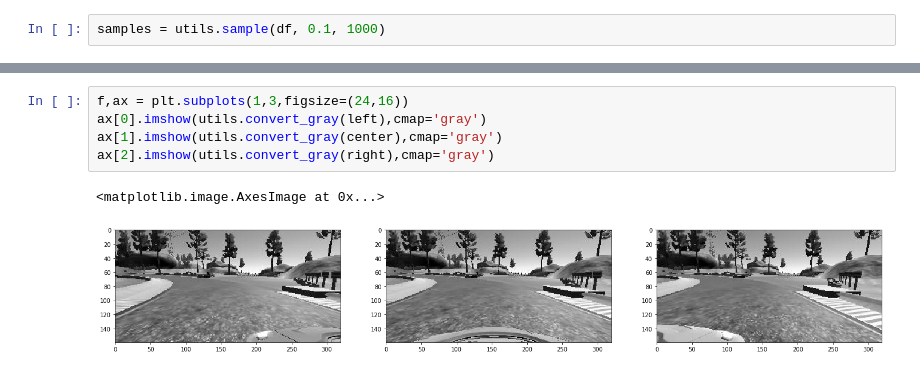
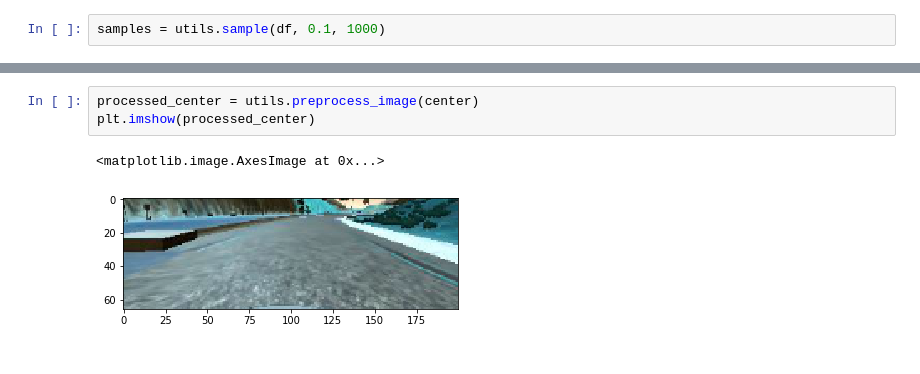
Before and after one commit to licq/CarND-Behavioral-Cloning-P3, a Jupyter notebook: explorer.ipynb, the cells around one changed output, grey strips where cells are left out. Saved outputs shown, nothing was run; the diff lists cells and outputs as text.

```diff
--- a/explorer.ipynb
+++ b/explorer.ipynb
@@ -42,8 +47,6 @@ ax[2].imshow(utils.flip_image(right))
-# %%
-f,ax = plt.subplots(1,3,figsize=(24,16))
-ax[0].imshow(utils.convert_gray(left),cmap='gray')
-ax[1].imshow(utils.convert_gray(center),cmap='gray')
-ax[2].imshow(utils.convert_gray(right),cmap='gray')
-# %% [output]
-<matplotlib.image.AxesImage at 0x...>
-[figure, removed]
+# %%
+processed_center = utils.preprocess_image(center)
+plt.imshow(processed_center)
+# %% [output]
+<matplotlib.image.AxesImage at 0x...>
+[figure, added]
```
Also changed, not shown: parts of 4 cells of this notebook, 4 other files.
